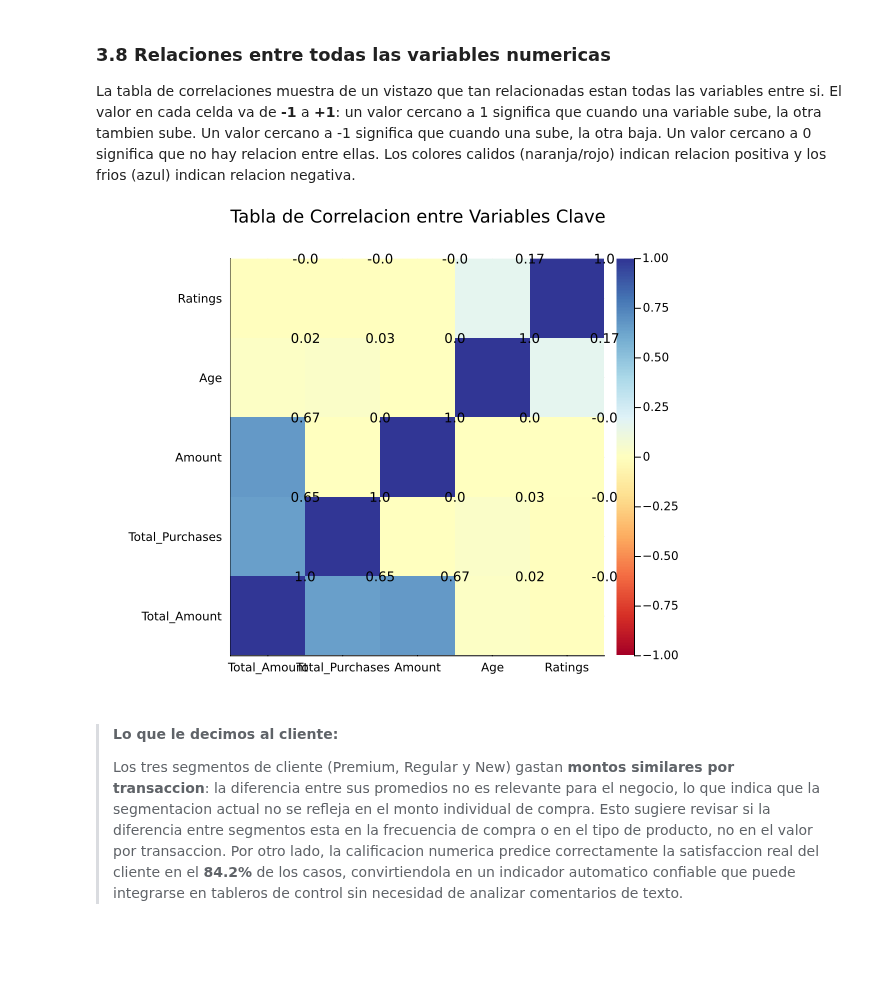
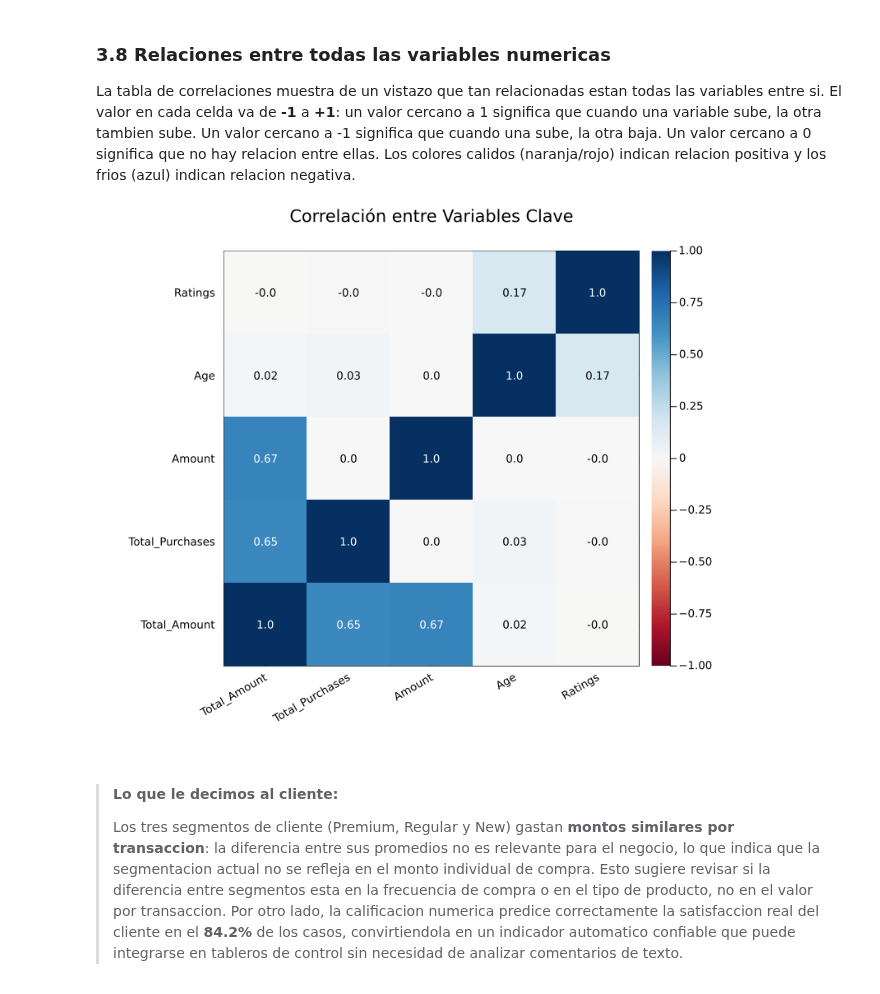
Before and after one commit to stiven89p/Proyecto-Julia, a Jupyter notebook: analisis_salesight.ipynb, the cells around one changed output. Drawn from its saved outputs; the diff is of its cells as text; code cells hidden in the pictures; blank space fills up the shorter version.

```diff
--- a/analisis_salesight.ipynb
+++ b/analisis_salesight.ipynb
@@ -892,19 +903,37 @@ La tabla de correlaciones muestra de un vistazo que tan relacionadas estan todas
 # %%
 df_correlacion     = dropmissing(df[!, variables_clave])
 matriz_correlacion = cor(Matrix{Float64}(df_correlacion))
+n = length(variables_clave)
 
-n = length(variables_clave)
-p_corr = heatmap(variables_clave, variables_clave, matriz_correlacion,
-    title  = "Tabla de Correlacion entre Variables Clave",
-    color  = :RdYlBu, clims = (-1, 1), size = (600, 500))
+p_corr = heatmap(1:n, 1:n, matriz_correlacion,
+    title         = "Correlación entre Variables Clave",
+    color         = :RdBu,
+    clims         = (-1, 1),
+    size          = (760, 680),
+    aspect_ratio  = :equal,
+    titlefontsize = 14,
+    tickfontsize  = 9,
+    xticks        = (1:n, variables_clave),
+    yticks        = (1:n, variables_clave),
+    xrotation     = 30,
+    bottom_margin = 10Plots.mm,
+    left_margin   = 8Plots.mm,
+    right_margin  = 4Plots.mm,
+    top_margin    = 4Plots.mm,
+    xlims         = (0.5, n + 0.5),
+    ylims         = (0.5, n + 0.5),
+    grid          = false,
+    framestyle    = :box)
 
-# Escribir el valor numerico en cada celda para lectura directa
 for i in 1:n, j in 1:n
-    annotate!(j, i, Plots.text(string(round(matriz_correlacion[i,j], digits=2)), 9, :black, :center))
+    val   = matriz_correlacion[i, j]
+    color = abs(val) > 0.5 ? :white : :black
+    annotate!(j, i, Plots.text(string(round(val, digits=2)), 9, color, :center))
 end
+
 p_corr
 # %% [output]
-[figure, old version]
+[figure, new version]
 # %% [markdown]
 > **Lo que le decimos al cliente:**
 >
```
Also changed, not shown: parts of 7 cells of this notebook.
